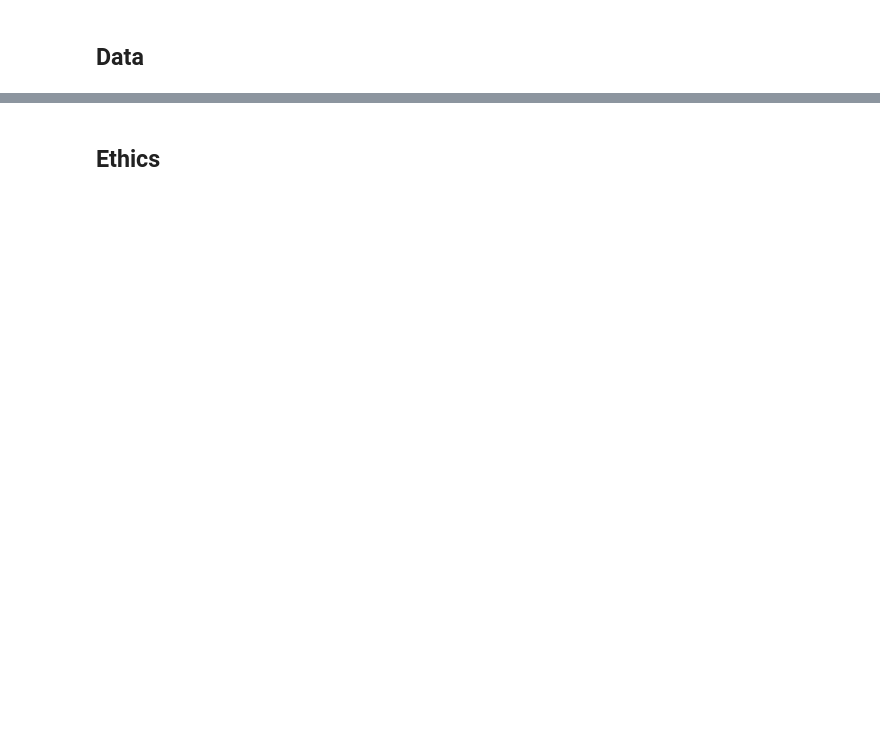
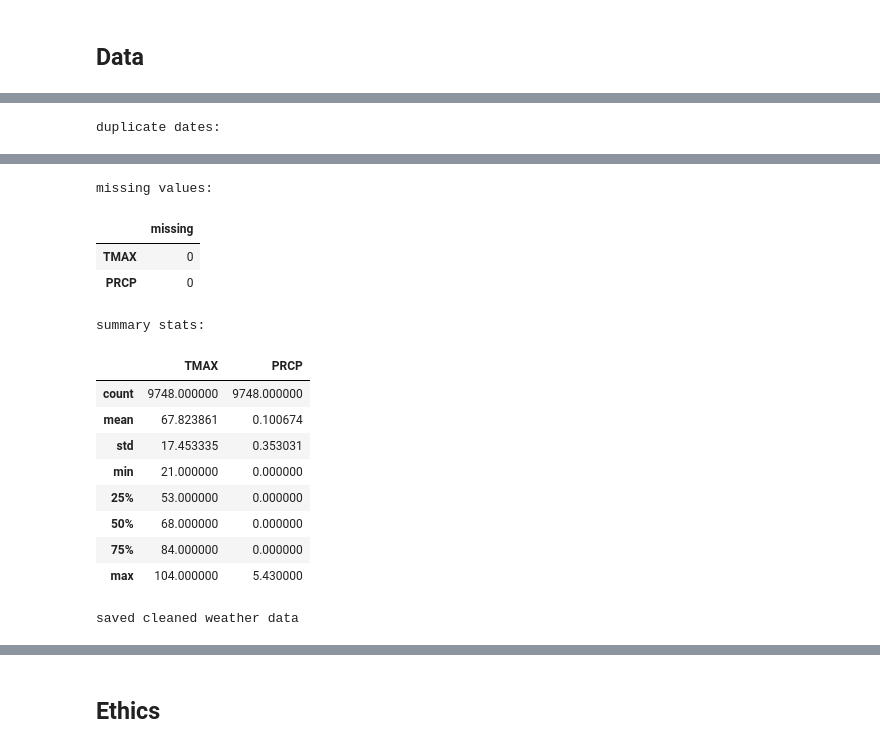
Before and after one commit to COGS108/Group046_WI26, a Jupyter notebook: 03-FinalProject.ipynb, the cells around one changed output, grey strips where cells are left out. Cells and saved outputs as stored; diff of their text form; code cells hidden in the pictures; blank space fills up the shorter version.

```diff
--- a/03-FinalProject.ipynb
+++ b/03-FinalProject.ipynb
@@ -126,0 +396,64 @@ Some more words and stuff.  Remember notebooks work best if you interleave the c
+# %%
+import pandas as pd
+import os
+from IPython.display import display
+
+# load weather data (Yosemite)
+path = "https://raw.githubusercontent.com/COGS108/Group046_WI26/vy/data/00-raw/yosemite_weather_1990_2024.csv"
+weather = pd.read_csv(path)
+
+# fix DATE column to datetime
+weather['DATE'] = pd.to_datetime(weather['DATE'], errors='coerce')
+
+# make sure important columns are numeric
+weather['TMAX'] = pd.to_numeric(weather['TMAX'], errors='coerce')
+weather['PRCP'] = pd.to_numeric(weather['PRCP'], errors='coerce')
+
+# remove invalid NOAA values
+weather.loc[weather['TMAX'] < -50, 'TMAX'] = pd.NA
+weather.loc[weather['PRCP'] < 0, 'PRCP'] = pd.NA
+
+# remove unrealistic temperature values
+weather.loc[(weather['TMAX'] > 115) | (weather['TMAX'] < -30), 'TMAX'] = pd.NA
+
+# drop missing values after cleaning
+weather = weather.dropna(subset=['DATE', 'TMAX', 'PRCP'])
+
+# dataset before/after idea (kept simple)
+print("after cleaning:")
+display(pd.DataFrame({
+    "rows": [weather.shape[0]],
+    "columns": [weather.shape[1]]
+}))
+
+print("date range:")
+display(pd.DataFrame({
+    "start": [weather["DATE"].min()],
+    "end": [weather["DATE"].max()]
+}))
+
+print("duplicate dates:")
+display(pd.DataFrame({
+    "count": [weather["DATE"].duplicated().sum()]
+}))
+
+print("missing values:")
+display(weather[['TMAX', 'PRCP']].isnull().sum().to_frame(name="missing"))
+
+print("summary stats:")
+display(weather[['TMAX', 'PRCP']].describe())
+
+# remove duplicate dates + sort
+weather = (
+    weather
+    .drop_duplicates(subset=['DATE'])
+    .sort_values('DATE')
+    .reset_index(drop=True)
+)
+
+# save cleaned dataset
+os.makedirs('data/02-processed', exist_ok=True)
+weather.to_csv('data/02-processed/yosemite_weather_clean.csv', index=False)
+
+print("saved cleaned weather data")
+# %% [output]
@@ -126,0 +466 @@ Some more words and stuff.  Remember notebooks work best if you interleave the c
+duplicate dates:
@@ -126,0 +469,15 @@ Some more words and stuff.  Remember notebooks work best if you interleave the c
+missing values:
+|  | missing |
+| TMAX | 0 |
+| PRCP | 0 |
+summary stats:
+|  | TMAX | PRCP |
+| count | 9748.000000 | 9748.000000 |
+| mean | 67.823861 | 0.100674 |
+| std | 17.453335 | 0.353031 |
+| min | 21.000000 | 0.000000 |
+| 25% | 53.000000 | 0.000000 |
+| 50% | 68.000000 | 0.000000 |
+| 75% | 84.000000 | 0.000000 |
+| max | 104.000000 | 5.430000 |
+saved cleaned weather data
```
Also changed, not shown: parts of 51 cells of this notebook.
